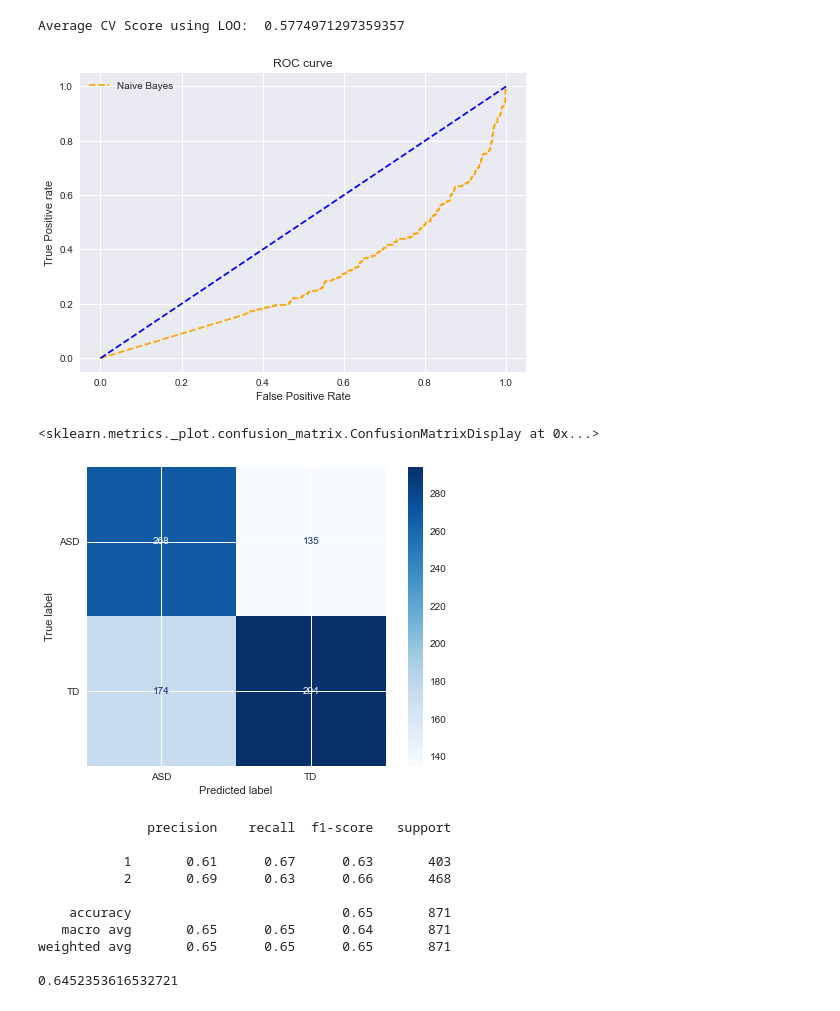
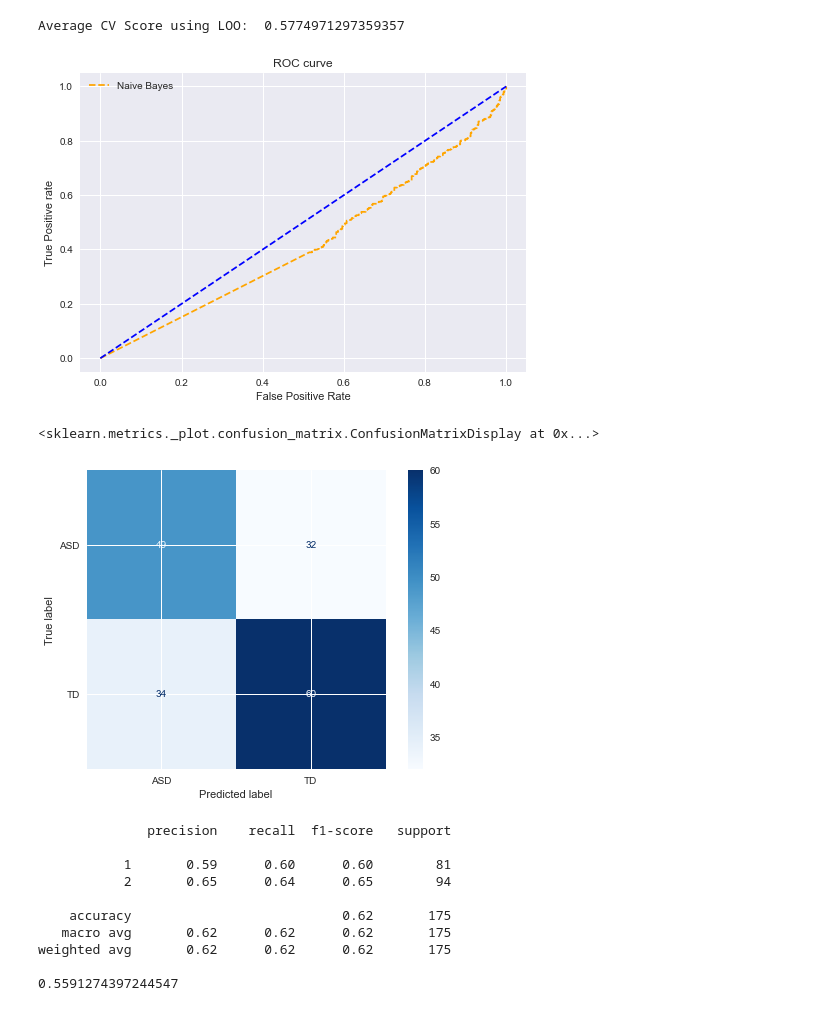
Before and after one commit to NAyeshaKhan/CSE499, a Jupyter notebook: Brain MRI NaiveBayes.ipynb, the cells around one changed output. Drawn from its saved outputs; the diff is of its cells as text; code cells hidden in the pictures.

```diff
--- a/Brain MRI NaiveBayes.ipynb
+++ b/Brain MRI NaiveBayes.ipynb
@@ -20,7 +20,10 @@ y_target = np.load("labels.npz")['a']
 X_features = np.load("features.npz")['a']
 # %%
 model=GaussianNB()
-model.fit(X_features, y_target)
+Xtrain, Xtest, ytrain, ytest = train_test_split(X_features, y_target, test_size=0.20, random_state = 42, shuffle = True, # shuffle dataset
+stratify = y_target)
+#model.fit(X_features, y_target)
+model.fit(Xtest, ytest)
 score_kfold=cross_val_score(model, X_features, y_target, cv=10).mean() #cv is the number of folds
 print(score_kfold)
 # %% [output]
@@ -70,31 +73,30 @@ plt.legend(loc='best')
 plt.savefig('ROC',dpi=300)
 plt.show();
 # %% [output]
-[figure, old version]
+[figure, new version]
 # %%
 from sklearn.metrics import plot_confusion_matrix
 plot_confusion_matrix(model,
-                      X_features, y_target,
-                      values_format='d',
+                      Xtest, ytest,
                       display_labels=["ASD","TD"], cmap="Blues")
 # %% [output]
 <sklearn.metrics._plot.confusion_matrix.ConfusionMatrixDisplay at 0x...>
-[figure, old version]
+[figure, new version]
 # %%
 from sklearn import metrics
 from sklearn.metrics import accuracy_score
 
-print(metrics.classification_report(y_target, model.predict(X_features)))
+print(metrics.classification_report(ytest, model.predict(Xtest)))
 
 print(accuracy_score(y_target, model.predict(X_features)))
 # %% [output]
               precision    recall  f1-score   support
 
-           1       0.61      0.67      0.63       403
-           2       0.69      0.63      0.66       468
+           1       0.59      0.60      0.60        81
+           2       0.65      0.64      0.65        94
 
-    accuracy                           0.65       871
-   macro avg       0.65      0.65      0.64       871
-weighted avg       0.65      0.65      0.65       871
+    accuracy                           0.62       175
+   macro avg       0.62      0.62      0.62       175
+weighted avg       0.62      0.62      0.62       175
 
-0.6452353616532721
+0.5591274397244547
```
Also changed, not shown: 8 other files.
